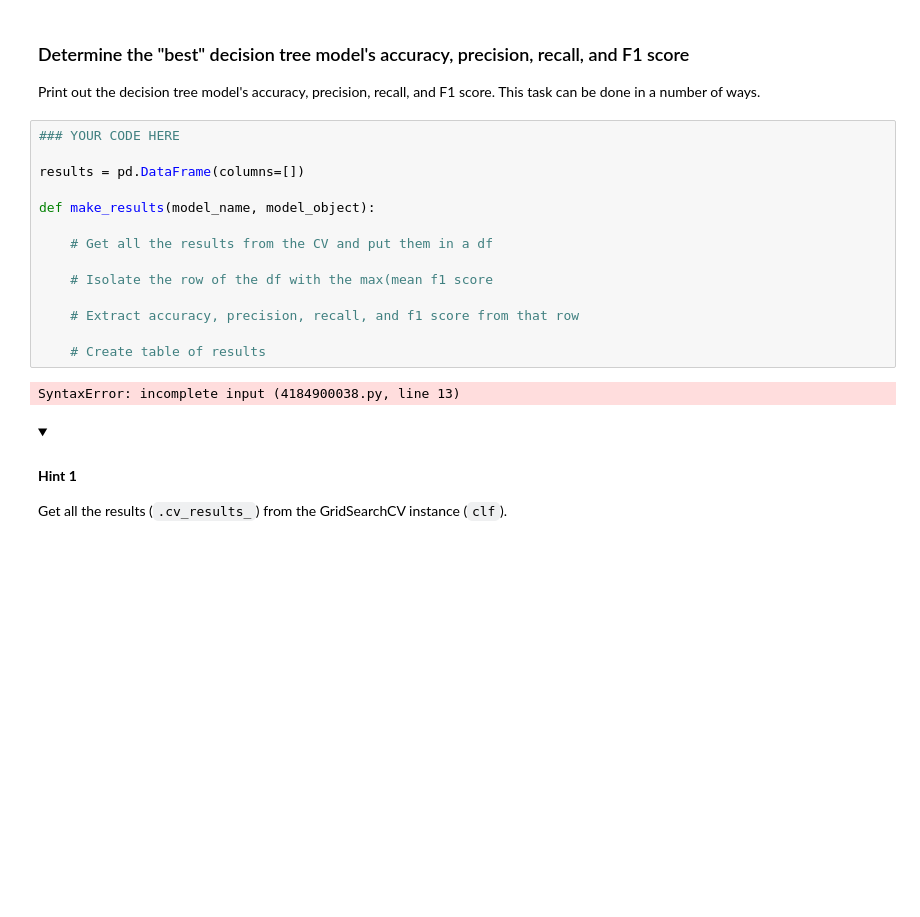
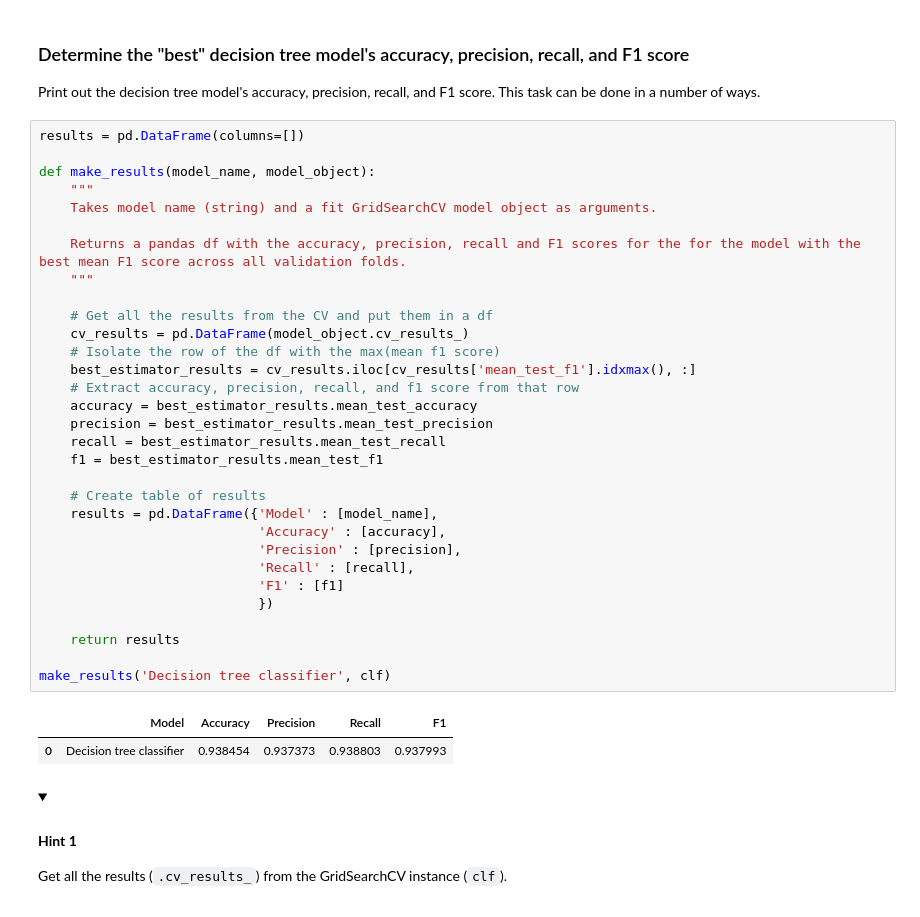
Before and after one commit to dianario/google_advanced_data_analytics, a Jupyter notebook: ml_decision_trees/ml_lab_decision_trees.ipynb, the cells around one changed output. Drawn from its saved outputs; the diff is of its cells as text; folded sections open; blank space fills up the shorter version.

```diff
--- a/ml_decision_trees/ml_lab_decision_trees.ipynb
+++ b/ml_decision_trees/ml_lab_decision_trees.ipynb
@@ -429,21 +429,39 @@ Use the `.best_score_` attribute.
 
 Print out the decision tree model's accuracy, precision, recall, and F1 score. This task can be done in a number of ways.
 # %%
-### YOUR CODE HERE
-
 results = pd.DataFrame(columns=[])
 
 def make_results(model_name, model_object):
+    """
+    Takes model name (string) and a fit GridSearchCV model object as arguments.
+
+    Returns a pandas df with the accuracy, precision, recall and F1 scores for the for the model with the best mean F1 score across all validation folds.
+    """
 
     # Get all the results from the CV and put them in a df
-
-    # Isolate the row of the df with the max(mean f1 score
-
+    cv_results = pd.DataFrame(model_object.cv_results_)
+    # Isolate the row of the df with the max(mean f1 score)
+    best_estimator_results = cv_results.iloc[cv_results['mean_test_f1'].idxmax(), :]
     # Extract accuracy, precision, recall, and f1 score from that row
+    accuracy = best_estimator_results.mean_test_accuracy
+    precision = best_estimator_results.mean_test_precision
+    recall = best_estimator_results.mean_test_recall
+    f1 = best_estimator_results.mean_test_f1
 
     # Create table of results
+    results = pd.DataFrame({'Model' : [model_name],
+                            'Accuracy' : [accuracy],
+                            'Precision' : [precision],
+                            'Recall' : [recall],
+                            'F1' : [f1]
+                            })
+
+    return results
+
+make_results('Decision tree classifier', clf)
 # %% [output]
-SyntaxError: incomplete input (4184900038.py, line 13)
+|  | Model | Accuracy | Precision | Recall | F1 |
+| 0 | Decision tree classifier | 0.938454 | 0.937373 | 0.938803 | 0.937993 |
 # %% [markdown]
 <details>
   <summary><h4><strong>Hint 1</strong></h4></summary>
```
Also changed, not shown: parts of 12 cells of this notebook.
